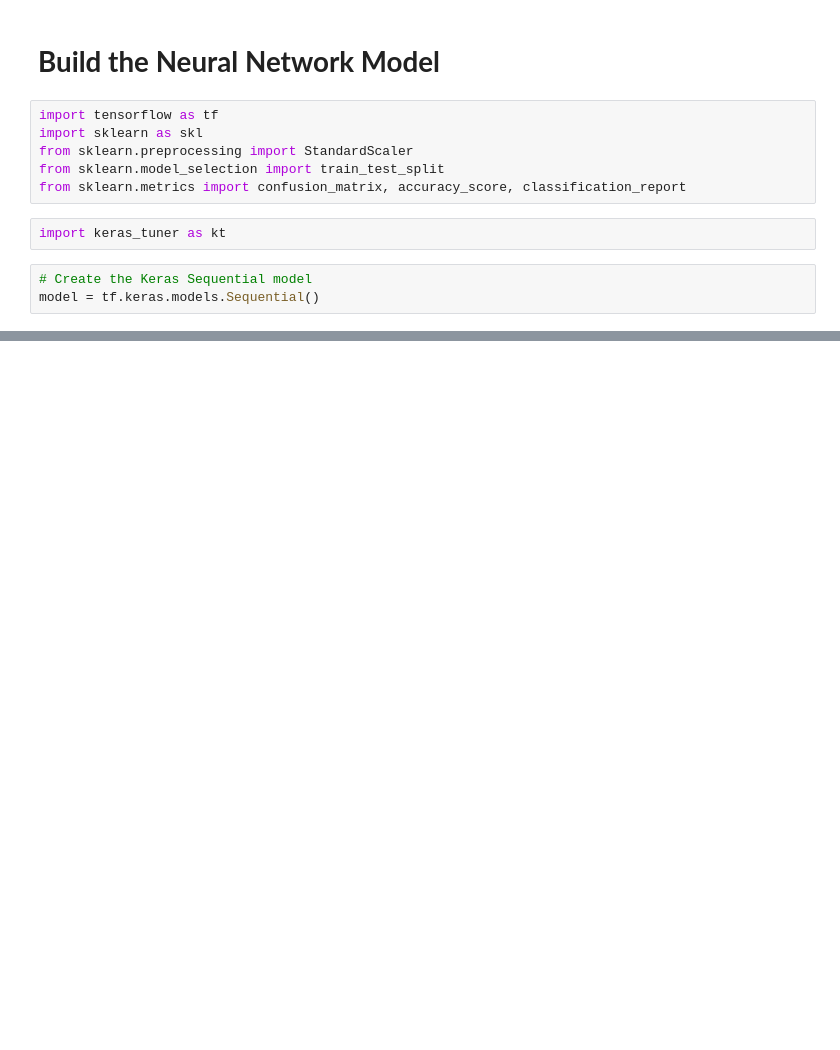
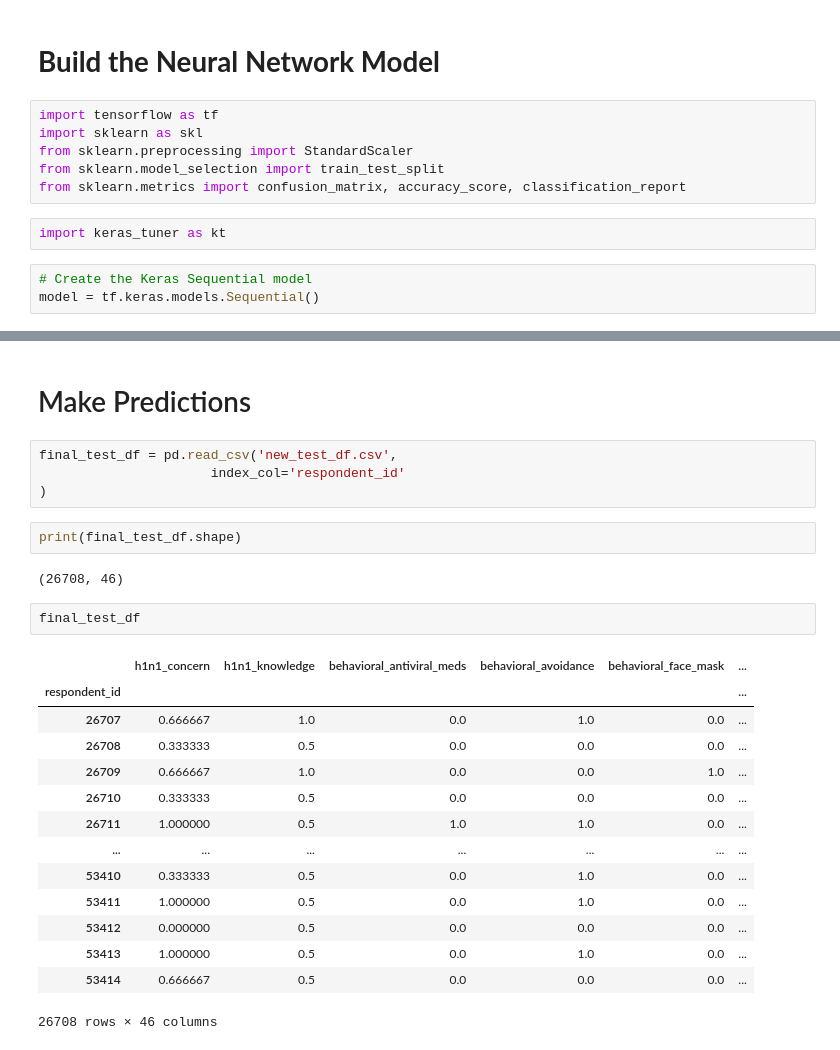
Before and after one commit to Lians03/Flu-Shot-Learning-Project, a Jupyter notebook: Neural_Network_Model.ipynb, the cells around one changed output, grey strips where cells are left out. Cells and saved outputs as stored; diff of their text form; blank space fills up the shorter version.

```diff
--- a/Neural_Network_Model.ipynb
+++ b/Neural_Network_Model.ipynb
@@ -545,0 +501,27 @@ Seasonal Test Accuracy: 0.4808
+# %% [markdown]
+# Make Predictions
+# %%
+final_test_df = pd.read_csv('new_test_df.csv',
+                      index_col='respondent_id'
+)
+# %%
+print(final_test_df.shape)
+# %% [output]
+(26708, 46)
+# %%
+final_test_df
+# %% [output]
+|  | h1n1_concern | h1n1_knowledge | behavioral_antiviral_meds | behavioral_avoidance | behavioral_face_mask | ... |
+| respondent_id |  |  |  |  |  | ... |
+| 26707 | 0.666667 | 1.0 | 0.0 | 1.0 | 0.0 | ... |
+| 26708 | 0.333333 | 0.5 | 0.0 | 0.0 | 0.0 | ... |
+| 26709 | 0.666667 | 1.0 | 0.0 | 0.0 | 1.0 | ... |
+| 26710 | 0.333333 | 0.5 | 0.0 | 0.0 | 0.0 | ... |
+| 26711 | 1.000000 | 0.5 | 1.0 | 1.0 | 0.0 | ... |
+| ... | ... | ... | ... | ... | ... | ... |
+| 53410 | 0.333333 | 0.5 | 0.0 | 1.0 | 0.0 | ... |
+| 53411 | 1.000000 | 0.5 | 0.0 | 1.0 | 0.0 | ... |
+| 53412 | 0.000000 | 0.5 | 0.0 | 0.0 | 0.0 | ... |
+| 53413 | 1.000000 | 0.5 | 0.0 | 1.0 | 0.0 | ... |
+| 53414 | 0.666667 | 0.5 | 0.0 | 0.0 | 0.0 | ... |
+26708 rows × 46 columns
```
Also changed, not shown: parts of 59 cells of this notebook, 7 other files.
